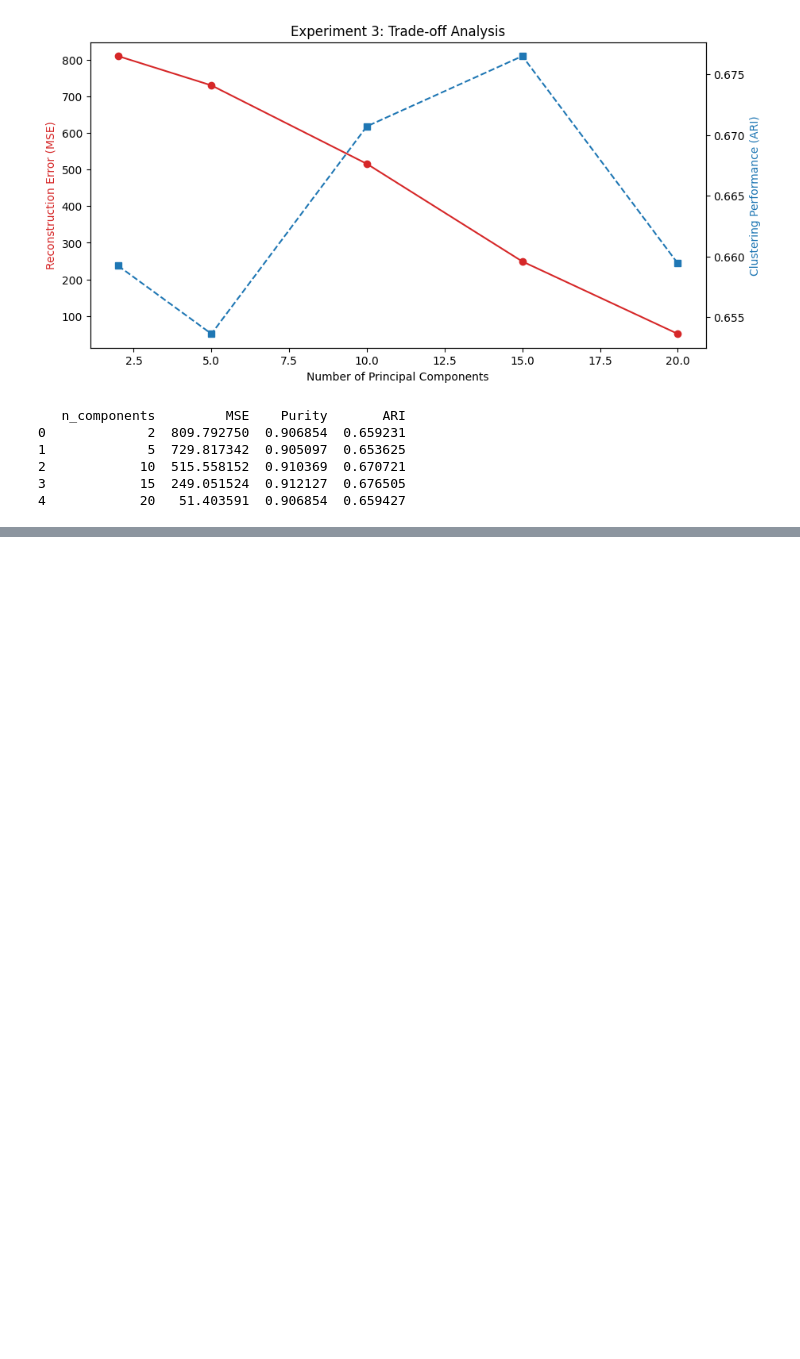
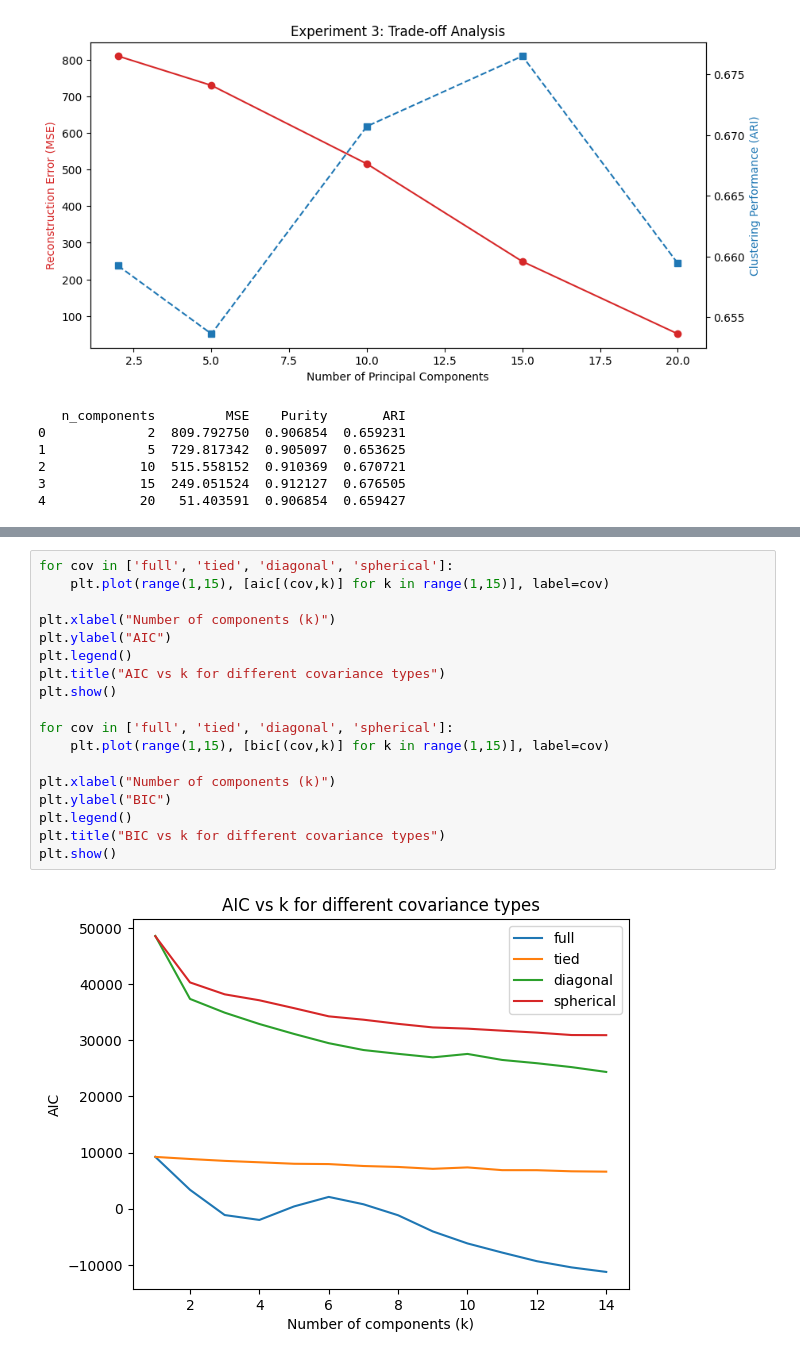
Before and after one commit to RoberRamzy/Dimensionality-Reduction-and-Clustering-Algorithms, a Jupyter notebook: project.ipynb, the cells around one changed output, grey strips where cells are left out. Drawn from its saved outputs; the diff is of its cells as text; blank space fills up the shorter version.

```diff
--- a/project.ipynb
+++ b/project.ipynb
@@ -1247,0 +1328,20 @@ print(df_exp3)
+# %%
+for cov in ['full', 'tied', 'diagonal', 'spherical']:
+    plt.plot(range(1,15), [aic[(cov,k)] for k in range(1,15)], label=cov)
+
+plt.xlabel("Number of components (k)")
+plt.ylabel("AIC")
+plt.legend()
+plt.title("AIC vs k for different covariance types")
+plt.show()
+
+for cov in ['full', 'tied', 'diagonal', 'spherical']:
+    plt.plot(range(1,15), [bic[(cov,k)] for k in range(1,15)], label=cov)
+
+plt.xlabel("Number of components (k)")
+plt.ylabel("BIC")
+plt.legend()
+plt.title("BIC vs k for different covariance types")
+plt.show()
+# %% [output]
+[figure, added]
```
Also changed, not shown: parts of 11 cells of this notebook.
